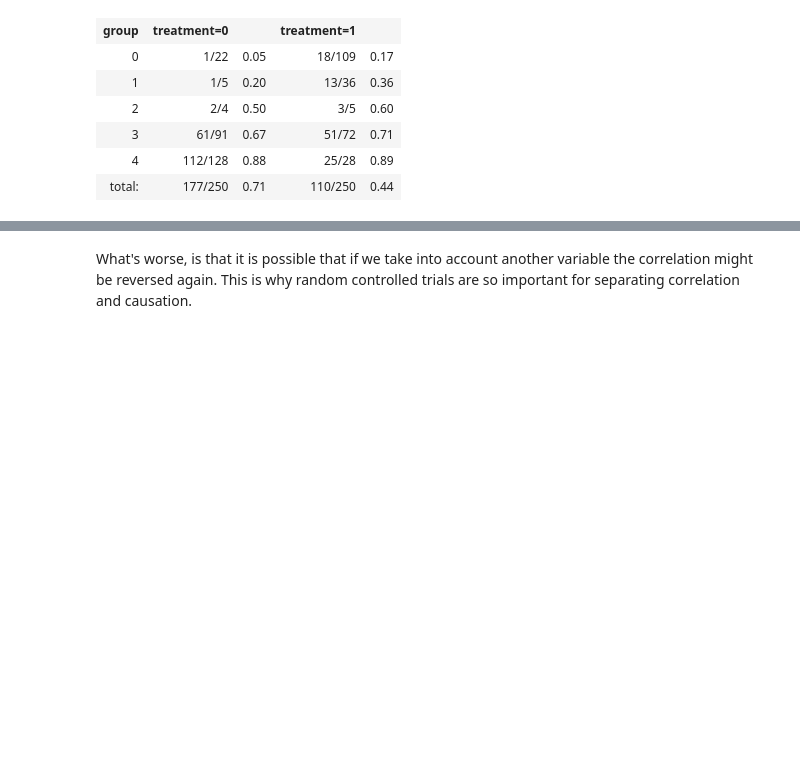
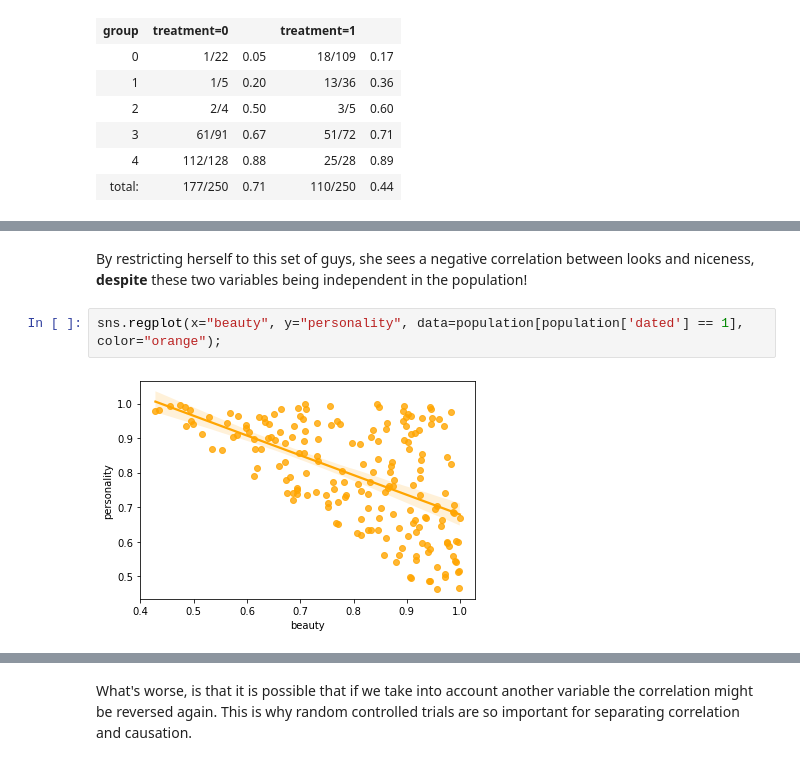
Before and after one commit to Ci2Lab/Applied_Causal_Inference_Course, a Jupyter notebook: lectures/CH-2-Discussion-Observation-to-Intervention.ipynb, the cells around one changed output, grey strips where cells are left out. Cells and saved outputs as stored; diff of their text form; blank space fills up the shorter version.

```diff
--- a/lectures/CH-2-Discussion-Observation-to-Intervention.ipynb
+++ b/lectures/CH-2-Discussion-Observation-to-Intervention.ipynb
@@ -46,0 +85,6 @@ HTML(u.create_table(pd.read_csv("data/Simpson_paradox_binary_example.csv")))
+# %% [markdown]
+By restricting herself to this set of guys, she sees a negative correlation between looks and niceness, **despite** these two variables being independent in the population!
+# %%
+sns.regplot(x="beauty", y="personality", data=population[population['dated'] == 1], color="orange");
+# %% [output]
+[figure, added]
```
Also changed, not shown: parts of 19 cells of this notebook.
